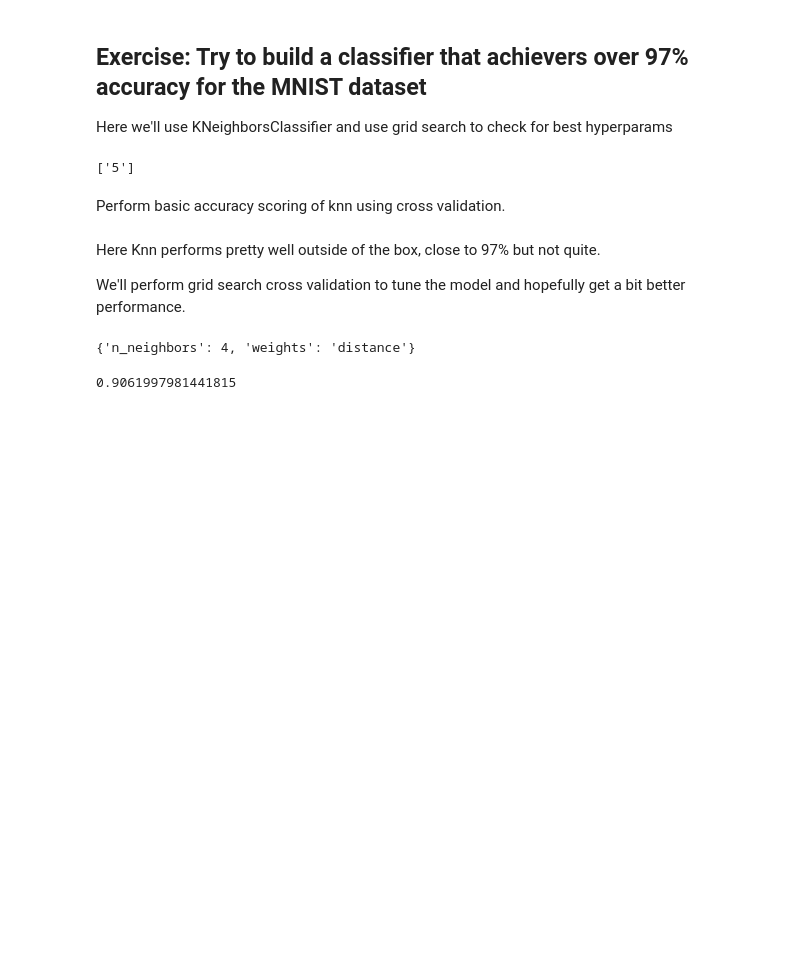
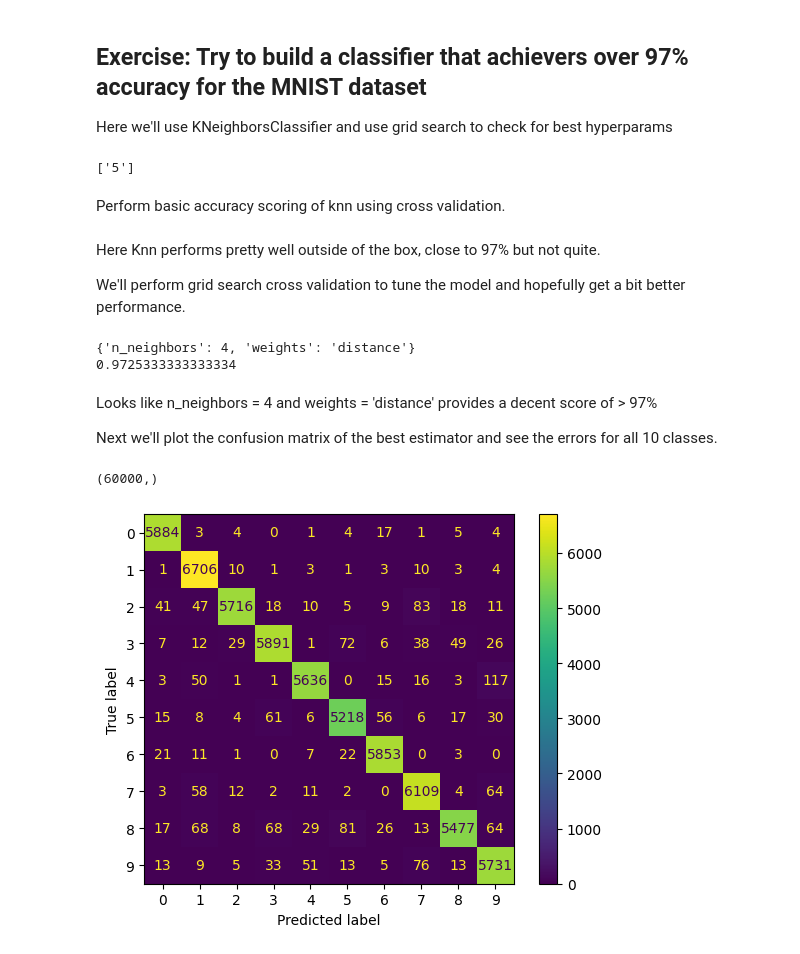
Before and after one commit to aaronshirk/data_science_projects, a Jupyter notebook: mnist_classification/multi_classification.ipynb, the cells around one changed output. Drawn from its saved outputs; the diff is of its cells as text; code cells hidden in the pictures; blank space fills up the shorter version.

```diff
--- a/mnist_classification/multi_classification.ipynb
+++ b/mnist_classification/multi_classification.ipynb
@@ -131,15 +131,30 @@ We'll perform grid search cross validation to tune the model and hopefully get a
 scaler = StandardScaler()
 X_train_scaled = scaler.fit_transform(X_train.astype('float64'))
 
-params = { "weights": ['uniform', 'distance'], "n_neighbors": [3, 4, 5, 10] }
+params = { "weights": ['uniform', 'distance'], "n_neighbors": [4] }
+cv = KFold(n_splits=3, shuffle=True, random_state=RANDOM_SEED)
 knn_clf2 = KNeighborsClassifier()
-grid_clf = GridSearchCV(estimator=knn_clf2, param_grid=params, cv=3, n_jobs=-1, scoring='accuracy')
+grid_clf = GridSearchCV(estimator=knn_clf2, param_grid=params, cv=cv, n_jobs=-1)
 
-grid_clf.fit(X_train_scaled[10000:20000], y_train[:10000])
+grid_clf.fit(X_train, y_train)
 print(grid_clf.best_params_)
+
+print(grid_clf.best_score_)
 # %% [output]
 {'n_neighbors': 4, 'weights': 'distance'}
+0.9725333333333334
-# %%
-print(grid_clf.best_score_)
-# %% [output]
-0.9061997981441815
+# %% [markdown]
+Looks like n_neighbors = 4 and weights = 'distance' provides a decent score of > 97%
+
+Next we'll plot the confusion matrix of the best estimator and see the errors for all 10 classes.
+# %%
+knn_best_clf = grid_clf.best_estimator_
+y_train_pred = cross_val_predict(knn_best_clf, X_train, y_train, cv=3)
+print(y_train_pred.shape)
+# %% [output]
+(60000,)
+# %%
+ConfusionMatrixDisplay.from_predictions(y_train, y_train_pred)
+plt.show()
+# %% [output]
+[figure, added]
```
Also changed, not shown: parts of 4 cells of this notebook.
